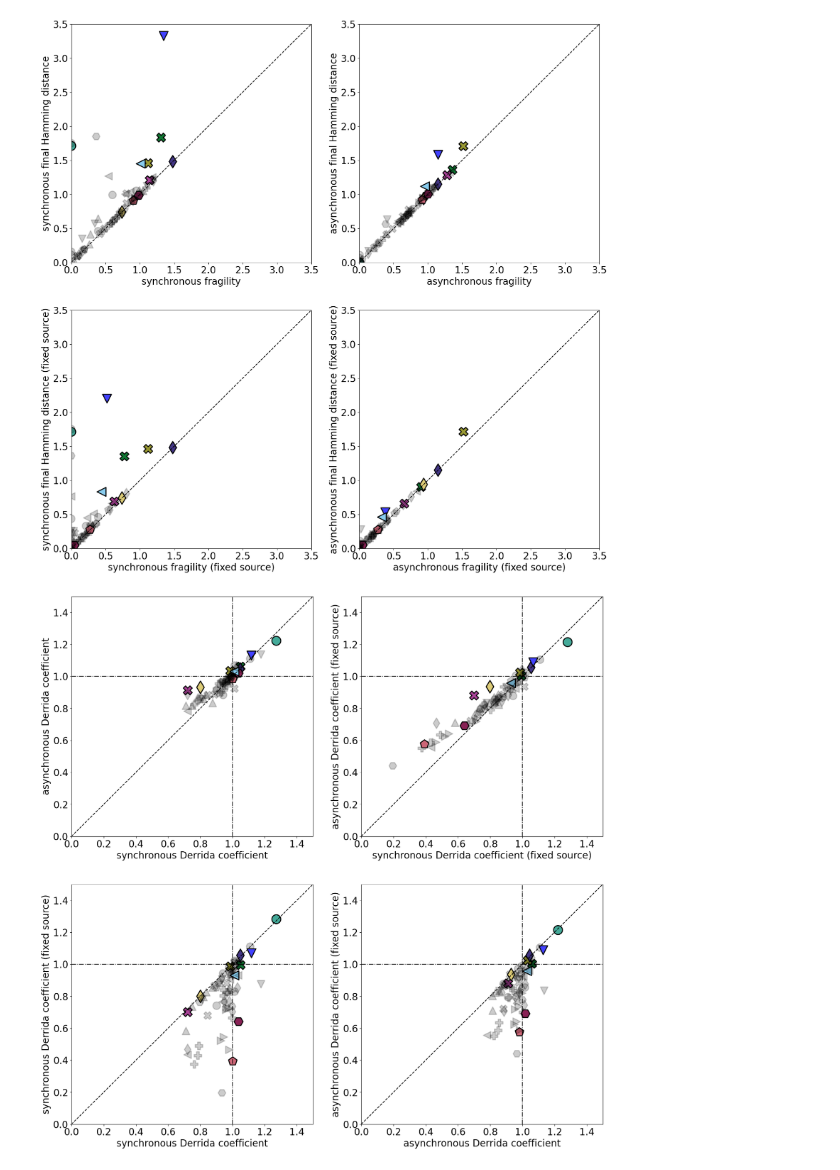
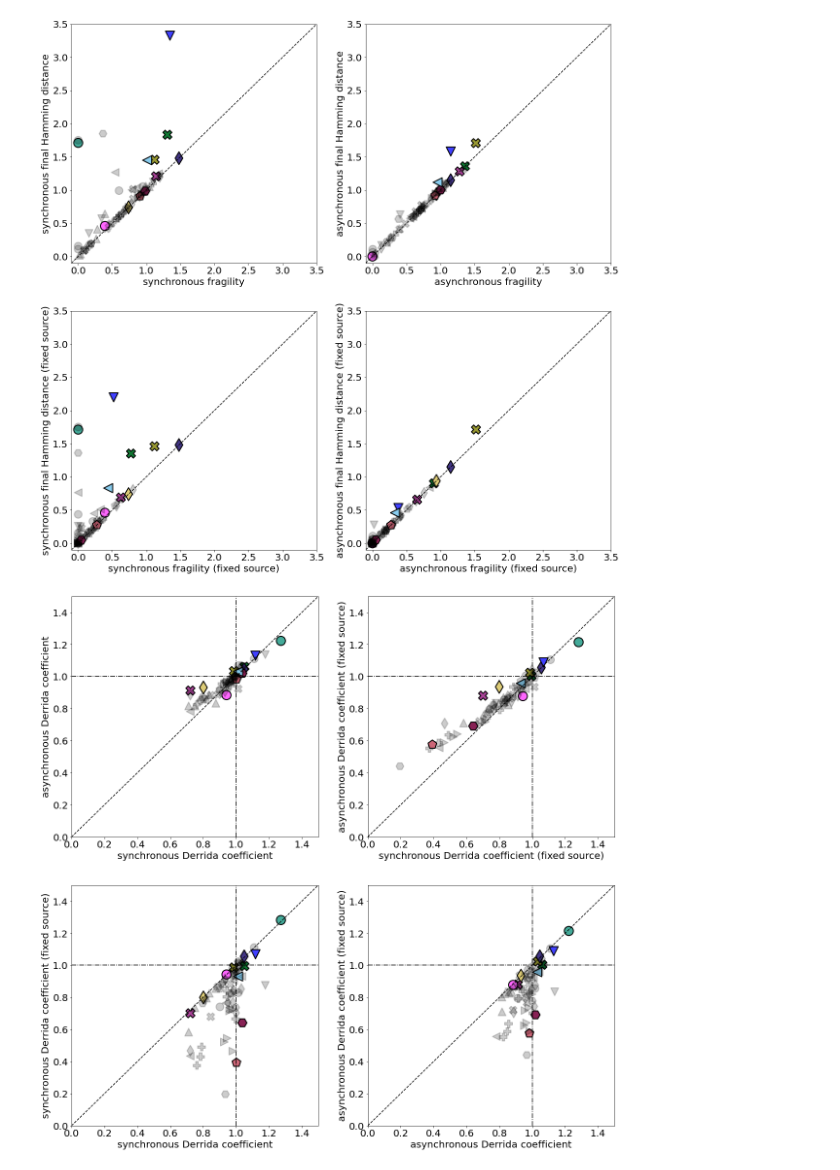
Before and after one commit to kyuhyongpark/cubewalkers-analysis, a Jupyter notebook: perturbation_output_analysis.ipynb, the cells around one changed output. Saved outputs shown, nothing was run; the diff lists cells and outputs as text; code cells hidden in the pictures.

```diff
--- a/perturbation_output_analysis.ipynb
+++ b/perturbation_output_analysis.ipynb
@@ -94,12 +94,13 @@ QC.sort_values(by=['name'])
 highlight_marker_size = 350
 highlight_alpha = 1
 
-color_list = ['#88CCEE', '#44AA99', '#117733', '#433685', '#DDCC77', '#999933','#CC6677', '#882255', '#AA4499', '#4141FF'] # tol_muted scheme
+color_list = ['#88CCEE', '#44AA99', '#117733', '#433685', '#DDCC77', '#999933','#CC6677', '#882255', '#AA4499', '#4141FF', '#FF66FF'] # tol_muted scheme
 
 highlight_dict = {
     'Apoptosis Network':(color_list[0],highlight_marker_size,highlight_alpha),
     'Arabidopsis thaliana Cell Cycle':(color_list[1],highlight_marker_size,highlight_alpha),
     'Aurora Kinase A in Neuroblastoma':(color_list[2],highlight_marker_size,highlight_alpha),
+    'Cell Cycle Transcription by Coupled CDK and Network Oscillators':(color_list[10],highlight_marker_size,highlight_alpha),
     'Colitis-associated colon cancer': (color_list[5],highlight_marker_size,highlight_alpha),
     'Cortical Area Development':(color_list[4],highlight_marker_size,highlight_alpha),
     'Human Gonadal Sex Determination': (color_list[3],highlight_marker_size,highlight_alpha),
@@ -215,32 +216,32 @@ for name,group in groups:
 # ax[0,0].scatter(QC['SFHD'],QC['AFHD'])
 ax[0,0].set_xlabel('synchronous final Hamming distance')
 ax[0,0].set_ylabel('asynchronous final Hamming distance')
-ax[0,0].set_xlim(0,3.5)
-ax[0,0].set_ylim(0,3.5)
+ax[0,0].set_xlim(-0.1,3.5)
+ax[0,0].set_ylim(-0.1,3.5)
 
 for name,group in groups:
     ax[0,1].scatter(group['SFHDNS'],group['AFHDNS'],c=hc(group),s=hs(group),alpha=halpha(group),marker=category_symbol_dict[name],linewidths=2,edgecolor='k')
 # ax[0,1].scatter(QC['SFHDNS'],QC['AFHDNS'])
 ax[0,1].set_xlabel('synchronous final Hamming distance (fixed source)')
 ax[0,1].set_ylabel('asynchronous final Hamming distance (fixed source)')
-ax[0,1].set_xlim(0,3.5)
-ax[0,1].set_ylim(0,3.5)
+ax[0,1].set_xlim(-0.1,3.5)
+ax[0,1].set_ylim(-0.1,3.5)
 
 for name,group in groups:
     ax[1,0].scatter(group['SFHD'],group['SFHDNS'],c=hc(group),s=hs(group),alpha=halpha(group),marker=category_symbol_dict[name],linewidths=2,edgecolor='k')
 # ax[1,0].scatter(QC['SFHD'],QC['SFHDNS'])
 ax[1,0].set_xlabel('synchronous final Hamming distance')
 ax[1,0].set_ylabel('synchronous final Hamming distance (fixed source)')
-ax[1,0].set_xlim(0,3.5)
-ax[1,0].set_ylim(0,3.5)
+ax[1,0].set_xlim(-0.1,3.5)
+ax[1,0].set_ylim(-0.1,3.5)
 
 for name,group in groups:
     ax[1,1].scatter(group['AFHD'],group['AFHDNS'],c=hc(group),s=hs(group),alpha=halpha(group),marker=category_symbol_dict[name],linewidths=2,edgecolor='k')
 # ax[1,1].scatter(QC['AFHD'],QC['AFHDNS'])
 ax[1,1].set_xlabel('asynchronous final Hamming distance')
 ax[1,1].set_ylabel('asynchronous final Hamming distance (fixed source)')
-ax[1,1].set_xlim(0,3.5)
-ax[1,1].set_ylim(0,3.5)
+ax[1,1].set_xlim(-0.1,3.5)
+ax[1,1].set_ylim(-0.1,3.5)
 
 for sub_ax in ax.flatten():
     sub_ax.axline((1,1),slope=1,linestyle='--',color='k')
@@ -259,42 +260,42 @@ for name,group in groups:
     ax[0,0].scatter(group['SF'],group['SFHD'],c=hc(group),s=hs(group),alpha=halpha(group),marker=category_symbol_dict[name],linewidths=2,edgecolor='k')
 # ax[0,0].scatter(QC['SF'],QC['SFHD'])
 ax[0,0].set_xlabel('synchronous fragility')
 ax[0,0].set_ylabel('synchronous final Hamming distance')
-ax[0,0].set_xlim(0,3.5)
-ax[0,0].set_ylim(0,3.5)
+ax[0,0].set_xlim(-0.1,3.5)
+ax[0,0].set_ylim(-0.1,3.5)
 
 for name,group in groups:
     ax[0,1].scatter(group['AF'],group['AFHD'],c=hc(group),s=hs(group),alpha=halpha(group),marker=category_symbol_dict[name],linewidths=2,edgecolor='k')
 # ax[0,1].scatter(QC['AF'],QC['AFHD'])
 ax[0,1].set_xlabel('asynchronous fragility')
 ax[0,1].set_ylabel('asynchronous final Hamming distance')
-ax[0,1].set_xlim(0,3.5)
-ax[0,1].set_ylim(0,3.5)
+ax[0,1].set_xlim(-0.1,3.5)
+ax[0,1].set_ylim(-0.1,3.5)
 
 for name,group in groups:
     ax[1,0].scatter(group['SFNS'],group['SFHDNS'],c=hc(group),s=hs(group),alpha=halpha(group),marker=category_symbol_dict[name],linewidths=2,edgecolor='k')
 # ax[1,0].scatter(QC['SFNS'],QC['SFHDNS'])
 ax[1,0].set_xlabel('synchronous fragility (fixed source)')
 ax[1,0].set_ylabel('synchronous final Hamming distance (fixed source)')
-ax[1,0].set_xlim(0,3.5)
-ax[1,0].set_ylim(0,3.5)
+ax[1,0].set_xlim(-0.1,3.5)
+ax[1,0].set_ylim(-0.1,3.5)
 
 for name,group in groups:
     ax[1,1].scatter(group['AFNS'],group['AFHDNS'],c=hc(group),s=hs(group),alpha=halpha(group),marker=category_symbol_dict[name],linewidths=2,edgecolor='k')
 # ax[1,1].scatter(QC['AFNS'],QC['AFHDNS'])
 ax[1,1].set_xlabel('asynchronous fragility (fixed source)')
 ax[1,1].set_ylabel('asynchronous final Hamming distance (fixed source)')
-ax[1,1].set_xlim(0,3.5)
-ax[1,1].set_ylim(0,3.5)
+ax[1,1].set_xlim(-0.1,3.5)
+ax[1,1].set_ylim(-0.1,3.5)
 
 for sub_ax in ax.flatten():
     sub_ax.axline((1,1),slope=1,linestyle='--',color='k')
 
 plt.savefig(f'./data/{models_dir}/figures/Hamming-Fragility.png')
 plt.savefig(f'./data/{models_dir}/figures/Hamming-Fragility.pdf')
 plt.show()
 # %% [output]
-[figure, old version]
+[figure, new version]
 # %%
 fig,ax = plt.subplots(2,2,figsize=(20,20))
 fig.set_facecolor('white')
@@ -340,7 +341,7 @@ plt.savefig(f'./data/{models_dir}/figures/Derrida_comparison.png')
 plt.savefig(f'./data/{models_dir}/figures/Derrida_comparison.pdf')
 plt.show()
 # %% [output]
-[figure, old version]
+[figure, new version]
 # %%
 fig,ax = plt.subplots(2,2,figsize=(20,20))
 fig.set_facecolor('white')
```
Also changed, not shown: parts of 7 cells of this notebook, 16 other files.
